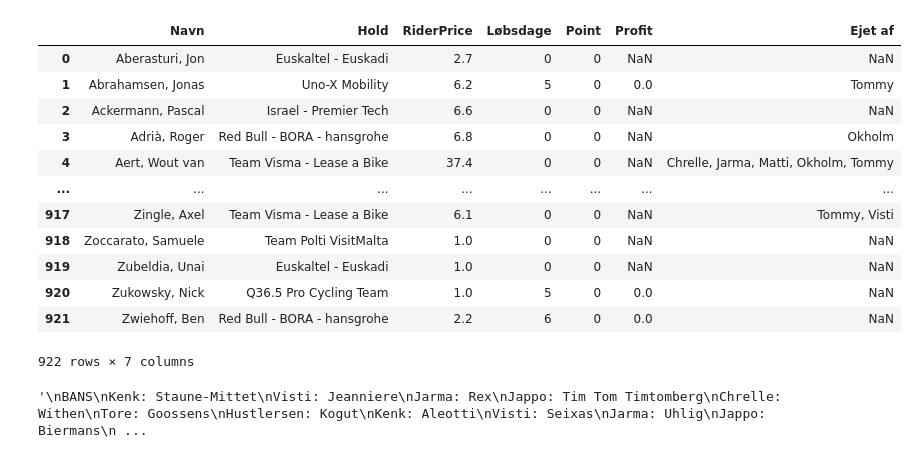
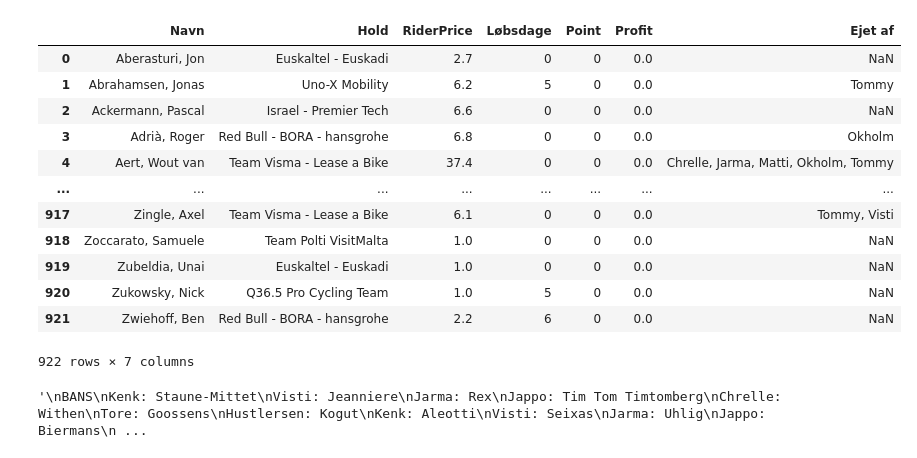
Before and after one commit to cccchhhhrrrr/cccchhhhrrrr.github.io, a Jupyter notebook: datamaker.ipynb, the cells around one changed output. Cells and saved outputs as stored; diff of their text form; code cells hidden in the pictures.

```diff
--- a/datamaker.ipynb
+++ b/datamaker.ipynb
@@ -64,9 +64,9 @@ RIDER_OUTPUT = pd.merge(RIDER_OUTPUT, RIDERS_OWNED_BY, how = "left", left_on = [
 
 def ppm(points, millions):
     if math.isnan(points):
-        return 0
+        return round(0, 2)
     else:
-        return round(points / millions, 2)
+        return round(points / millions, 1)
 
 def float_to_int(row):
     if math.isnan(row):
@@ -75,42 +75,42 @@ def float_to_int(row):
         return int(row)
 
 RIDER_OUTPUT["PPM"] = RIDER_OUTPUT.apply(lambda row: ppm(row["RacePoints"], row["RiderPrice"]), axis = 1)
 RIDER_OUTPUT["RacePoints"] = RIDER_OUTPUT.apply(lambda row: float_to_int(row["RacePoints"]), axis = 1)
 RIDER_OUTPUT["Racedays"] = RIDER_OUTPUT.apply(lambda row: float_to_int(row["Racedays"]), axis = 1)
 
 RIDER_OUTPUT = RIDER_OUTPUT[["RiderName_Zweeler", "RiderTeam", "RiderPrice", "Racedays", "RacePoints", "PPM", "ManagerName"]]
 
 RIDER_OUTPUT.rename(columns = {
     "RiderName_Zweeler": "Navn",
     "RiderTeam": "Hold",
     "Racedays": "Løbsdage",
     "RacePoints": "Point",
     "PPM": "Profit",
     "ManagerName": "Ejet af"
 })
 
 # CREATE TABLE CONSISTING OF:
 # RIDERNAME
 # RIDERTEAM
 # RACEDAYS TOTAL (Number from PCS)
 # RACEDAYS IN GAME (NUmber of stages incl. DNF/DNS, excluding TTT and GC)
 # Points 2025 (calculated)
 # Points 2024 (calculated)
 # PPM 2025 (calculated)
 # Picked by number in game (need to scrape from Zweeler)
 # Cheapo eligible (<= 2.5 + not banned)
 # Managers owning
 # %% [output]
 |  | Navn | Hold | RiderPrice | Løbsdage | Point | Profit | Ejet af |
-| 0 | Aberasturi, Jon | Euskaltel - Euskadi | 2.7 | 0 | 0 | NaN | NaN |
+| 0 | Aberasturi, Jon | Euskaltel - Euskadi | 2.7 | 0 | 0 | 0.0 | NaN |
 | 1 | Abrahamsen, Jonas | Uno-X Mobility | 6.2 | 5 | 0 | 0.0 | Tommy |
-| 2 | Ackermann, Pascal | Israel - Premier Tech | 6.6 | 0 | 0 | NaN | NaN |
-| 3 | Adrià, Roger | Red Bull - BORA - hansgrohe | 6.8 | 0 | 0 | NaN | Okholm |
-| 4 | Aert, Wout van | Team Visma - Lease a Bike | 37.4 | 0 | 0 | NaN | Chrelle, Jarma, Matti, Okholm, Tommy |
+| 2 | Ackermann, Pascal | Israel - Premier Tech | 6.6 | 0 | 0 | 0.0 | NaN |
+| 3 | Adrià, Roger | Red Bull - BORA - hansgrohe | 6.8 | 0 | 0 | 0.0 | Okholm |
+| 4 | Aert, Wout van | Team Visma - Lease a Bike | 37.4 | 0 | 0 | 0.0 | Chrelle, Jarma, Matti, Okholm, Tommy |
 | ... | ... | ... | ... | ... | ... | ... | ... |
-| 917 | Zingle, Axel | Team Visma - Lease a Bike | 6.1 | 0 | 0 | NaN | Tommy, Visti |
-| 918 | Zoccarato, Samuele | Team Polti VisitMalta | 1.0 | 0 | 0 | NaN | NaN |
-| 919 | Zubeldia, Unai | Euskaltel - Euskadi | 1.0 | 0 | 0 | NaN | NaN |
+| 917 | Zingle, Axel | Team Visma - Lease a Bike | 6.1 | 0 | 0 | 0.0 | Tommy, Visti |
+| 918 | Zoccarato, Samuele | Team Polti VisitMalta | 1.0 | 0 | 0 | 0.0 | NaN |
+| 919 | Zubeldia, Unai | Euskaltel - Euskadi | 1.0 | 0 | 0 | 0.0 | NaN |
 | 920 | Zukowsky, Nick | Q36.5 Pro Cycling Team | 1.0 | 5 | 0 | 0.0 | NaN |
 | 921 | Zwiehoff, Ben | Red Bull - BORA - hansgrohe | 2.2 | 6 | 0 | 0.0 | NaN |
 922 rows × 7 columns
```
